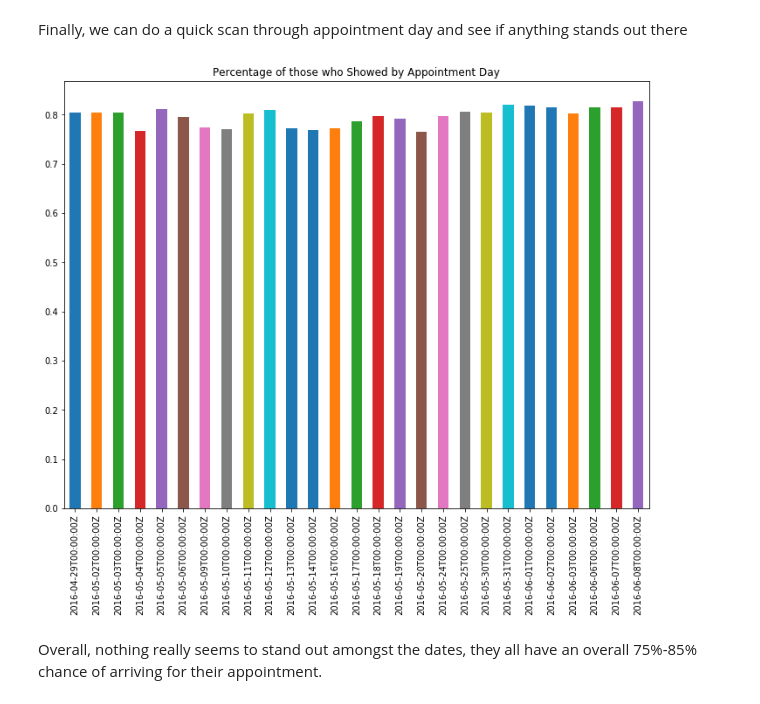
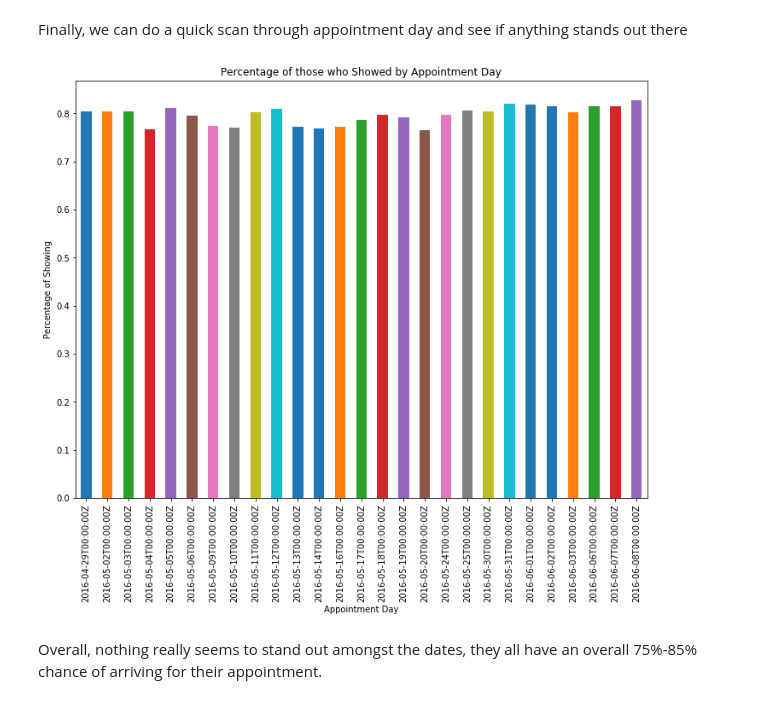
Before and after one commit to mariobro/MedicalAppointmentNoShowsBrazil, a Jupyter notebook: Researching Trends in Patients Present for Doctor Appointments in Brazil.ipynb, the cells around one changed output. Saved outputs shown, nothing was run; the diff lists cells and outputs as text; code cells hidden in the pictures.

```diff
--- a/Researching Trends in Patients Present for Doctor Appointments in Brazil.ipynb
+++ b/Researching Trends in Patients Present for Doctor Appointments in Brazil.ipynb
@@ -558,10 +587,12 @@ Finally, we can do a quick scan through appointment day and see if anything stan
 # %%
 #(pd.value_counts(dfShowed.AppointmentDay)/(pd.value_counts(dfShowed.AppointmentDay) + pd.value_counts(dfNoShow.AppointmentDay))).plot.bar(figsize=(12, 9));
 (pd.value_counts(dfShowed.AppointmentDay)/pd.value_counts(df.AppointmentDay)).plot.bar(figsize=(12, 9));
 plt.title('Percentage of those who Showed by Appointment Day');
+plt.ylabel('Percentage of Showing')
+plt.xlabel('Appointment Day')
 plt.show()
 # %% [output]
-[figure, old version]
+[figure, new version]
 # %% [markdown]
 Overall, nothing really seems to stand out amongst the dates, they all have an overall 75%-85% chance of arriving for their appointment.
 # %% [markdown]
```
Also changed, not shown: parts of 15 cells of this notebook, 1 other file.
